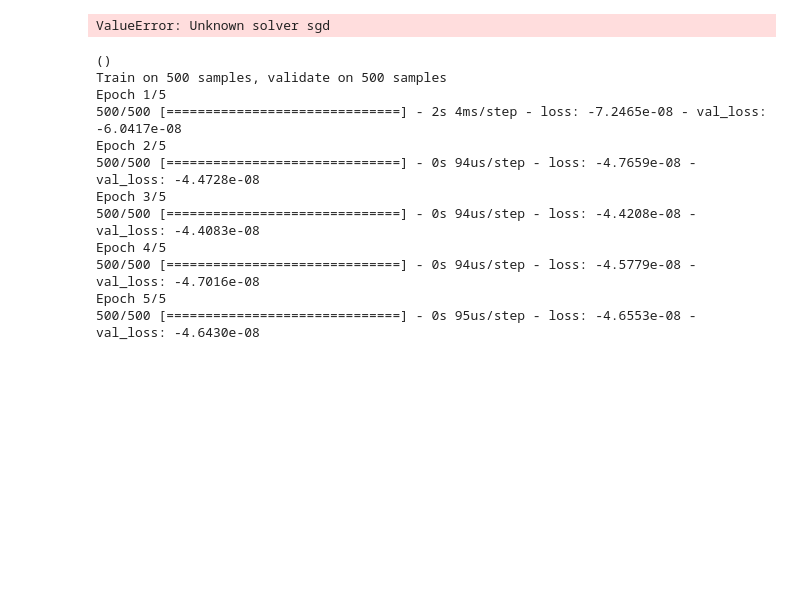
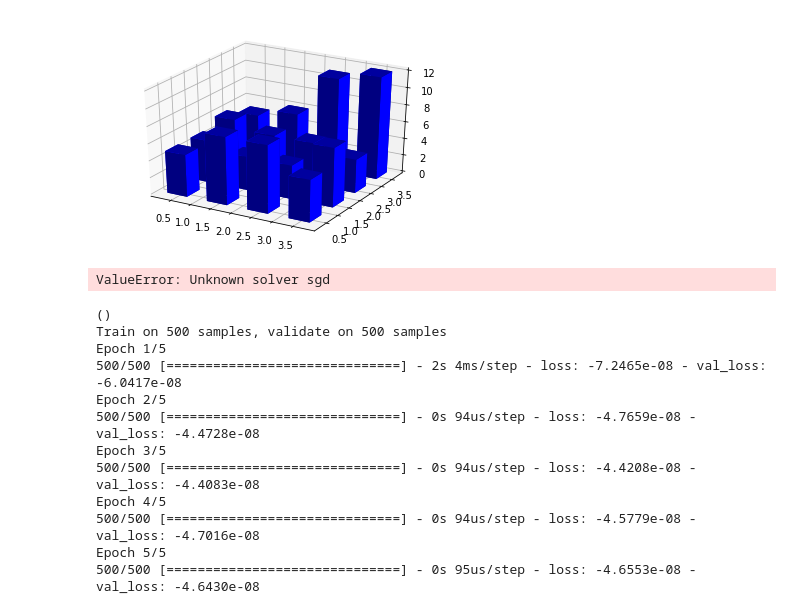
Before and after one commit to andreyzharkov/SGD_exploration, a Jupyter notebook: SGDL_convergence_CIFAR10_and_MNIST.ipynb, the cells around one changed output. Saved outputs shown, nothing was run; the diff lists cells and outputs as text; code cells hidden in the pictures; blank space fills up the shorter version.

```diff
--- a/SGDL_convergence_CIFAR10_and_MNIST.ipynb
+++ b/SGDL_convergence_CIFAR10_and_MNIST.ipynb
@@ -117,0 +145,32 @@ sgd(f, x0)
+# %%
+# This import registers the 3D projection, but is otherwise unused.
+from mpl_toolkits.mplot3d import Axes3D  # noqa: F401 unused import
+
+import matplotlib.pyplot as plt
+import numpy as np
+
+# Fixing random state for reproducibility
+np.random.seed(19680801)
+
+
+fig = plt.figure()
+ax = fig.add_subplot(111, projection='3d')
+x = np.linspace(0, 10, 100)
+y = np.linspace(0, 10, 100)
+hist, xedges, yedges = np.histogram2d(x, y, bins=4, range=[[0, 4], [0, 4]])
+
+# Construct arrays for the anchor positions of the 16 bars.
+xpos, ypos = np.meshgrid(xedges[:-1] + 0.25, yedges[:-1] + 0.25, indexing="ij")
+xpos = xpos.ravel()
+ypos = ypos.ravel()
+zpos = 0
+
+# Construct arrays with the dimensions for the 16 bars.
+dx = dy = 0.5 * np.ones_like(zpos)
+dz = hist.ravel()
+
+ax.bar3d(xpos, ypos, zpos, dx, dy, dz, color='b', zsort='average')
+
+plt.show()
+# %% [output]
+[figure, added]
```
Also changed, not shown: parts of 4 cells of this notebook.
